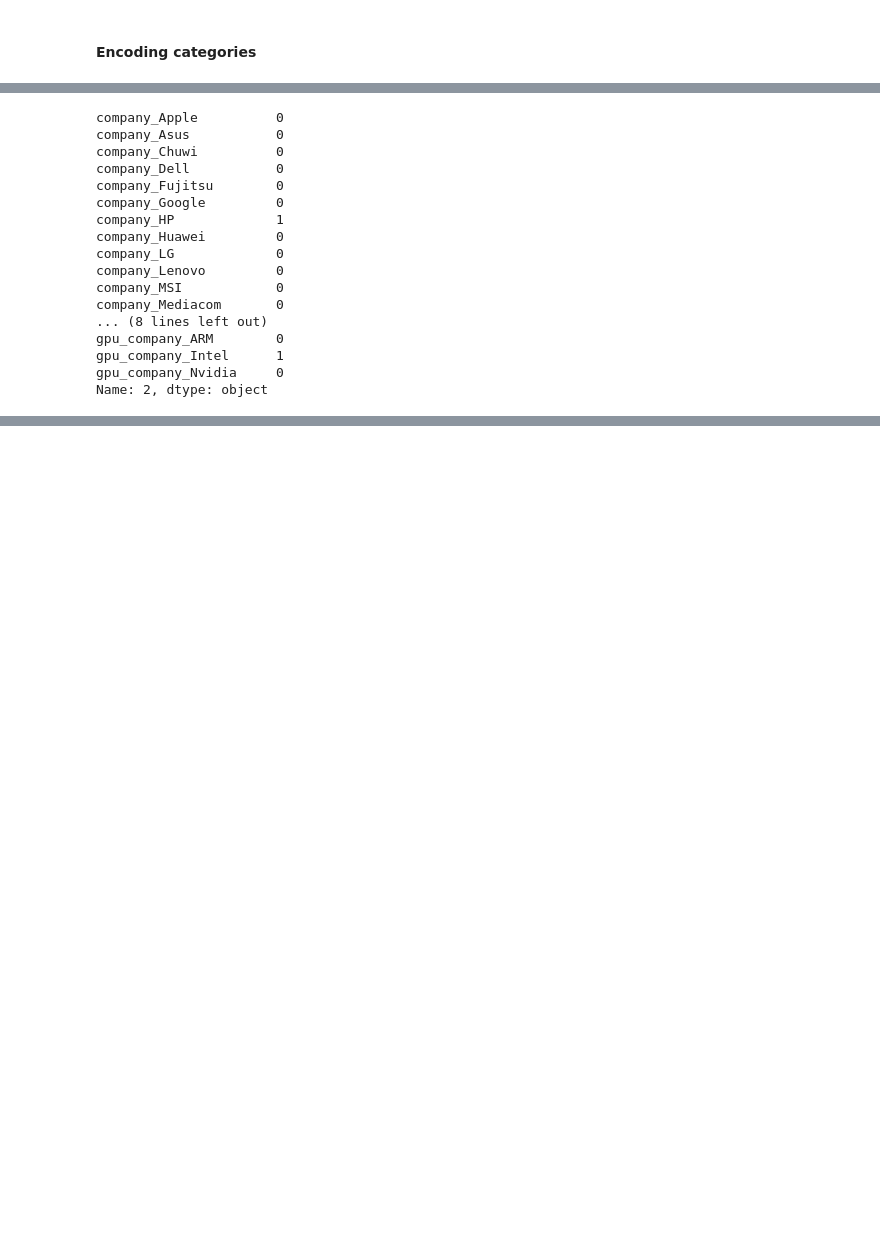
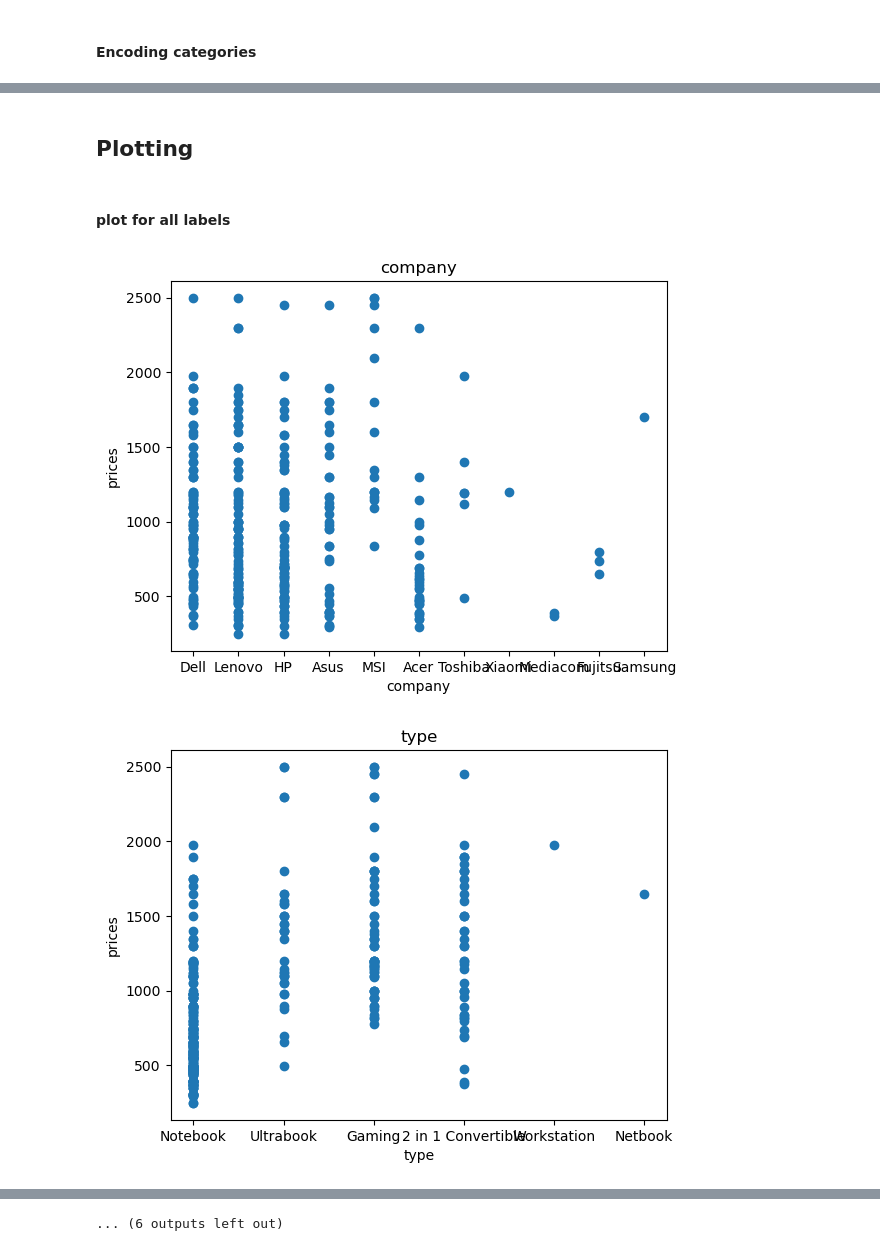
Before and after one commit to kuljitAujla/laptop-price-predictor, a Jupyter notebook: laptop-price-regression.ipynb, the cells around one changed output, grey strips where cells are left out. Drawn from its saved outputs; the diff is of its cells as text; code cells hidden in the pictures; blank space fills up the shorter version.

```diff
--- a/laptop-price-regression.ipynb
+++ b/laptop-price-regression.ipynb
@@ -198,20 +265,14 @@ df.head()
-# %%
-df.iloc[2][[col for col in df.columns if 'company_' in col]]
-# %% [output]
-company_Apple          0
-company_Asus           0
-company_Chuwi          0
-company_Dell           0
-company_Fujitsu        0
-company_Google         0
-company_HP             1
-company_Huawei         0
-company_LG             0
-company_Lenovo         0
-company_MSI            0
-company_Mediacom       0
-... (8 lines left out)
-gpu_company_ARM        0
-gpu_company_Intel      1
-gpu_company_Nvidia     0
-Name: 2, dtype: object
+# %% [markdown]
+## Plotting
+# %% [markdown]
+#### plot for all labels
+# %%
+for label in df_plotting.columns[:-1]:
+  plt.scatter(df_plotting[label], df_plotting["price"])
+  plt.title(label)
+  plt.ylabel("prices")
+  plt.xlabel(label)
+  plt.show()
+# %% [output]
+[figure, added]
+[figure, added]
@@ -217,0 +289 @@ Name: 2, dtype: object
+... (6 outputs left out)
```
Also changed, not shown: parts of 34 cells of this notebook.
